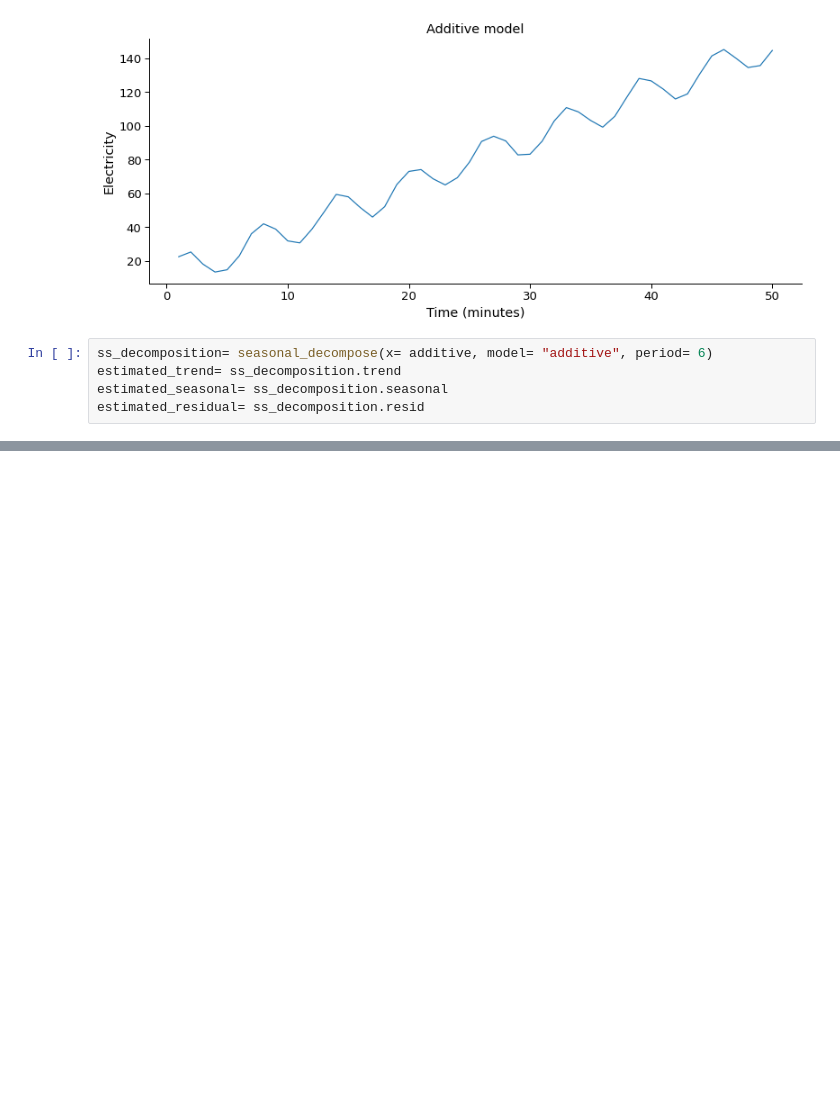
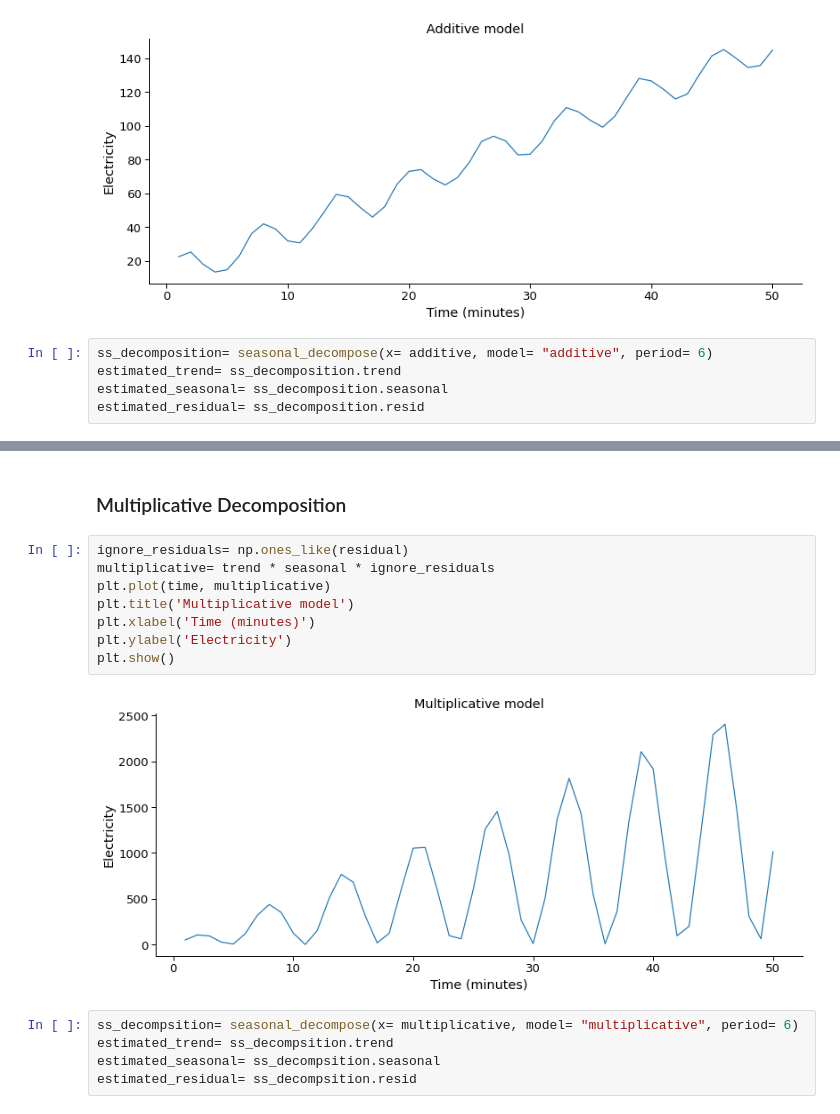
Before and after one commit to razielar/coursera_time_series_forecasting, a Jupyter notebook: coursera_time_series/week_1/2_time_series_decomposition/ts.demposition.ipynb, the cells around one changed output, grey strips where cells are left out. Cells and saved outputs as stored; diff of their text form; blank space fills up the shorter version.

Commit message:
finish time-series decomposition

```diff
--- a/coursera_time_series/week_1/2_time_series_decomposition/ts.demposition.ipynb
+++ b/coursera_time_series/week_1/2_time_series_decomposition/ts.demposition.ipynb
@@ -51,0 +73,17 @@ estimated_residual= ss_decomposition.resid
+# %% [markdown]
+### Multiplicative Decomposition
+# %%
+ignore_residuals= np.ones_like(residual)
+multiplicative= trend * seasonal * ignore_residuals
+plt.plot(time, multiplicative)
+plt.title('Multiplicative model')
+plt.xlabel('Time (minutes)')
+plt.ylabel('Electricity')
+plt.show()
+# %% [output]
+[figure, added]
+# %%
+ss_decompsition= seasonal_decompose(x= multiplicative, model= "multiplicative", period= 6)
+estimated_trend= ss_decompsition.trend
+estimated_seasonal= ss_decompsition.seasonal
+estimated_residual= ss_decompsition.resid
```
Also changed, not shown: parts of 14 cells of this notebook.
